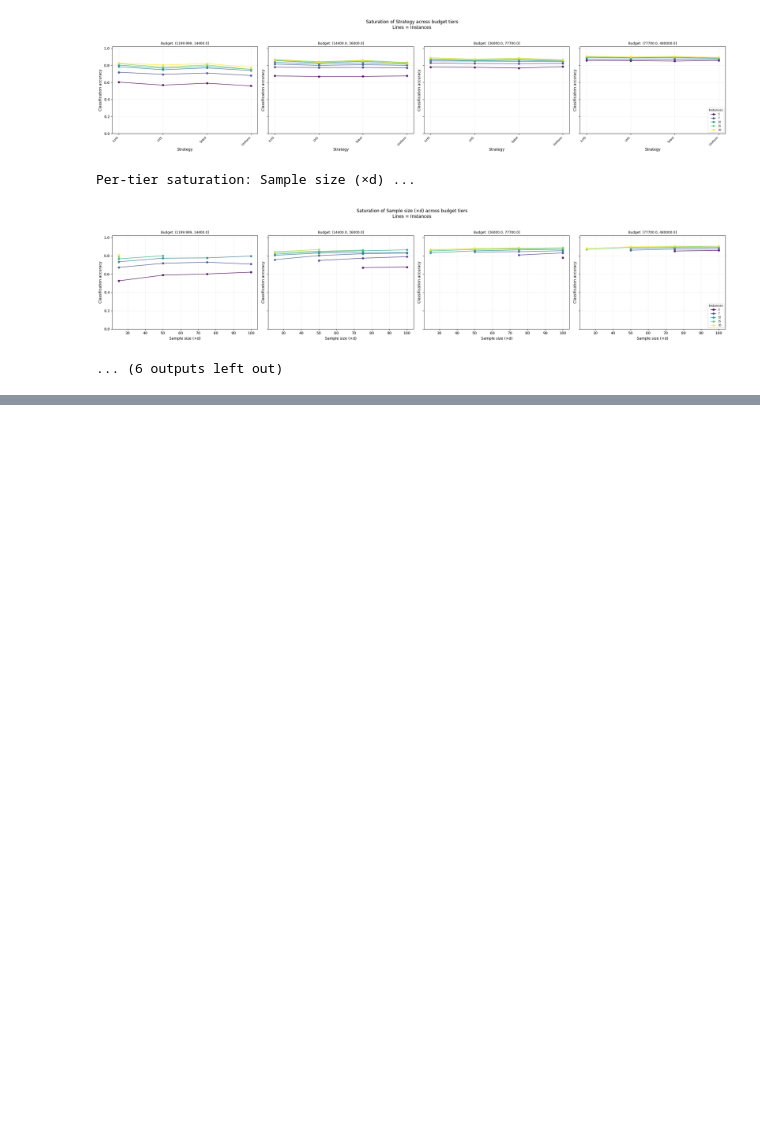
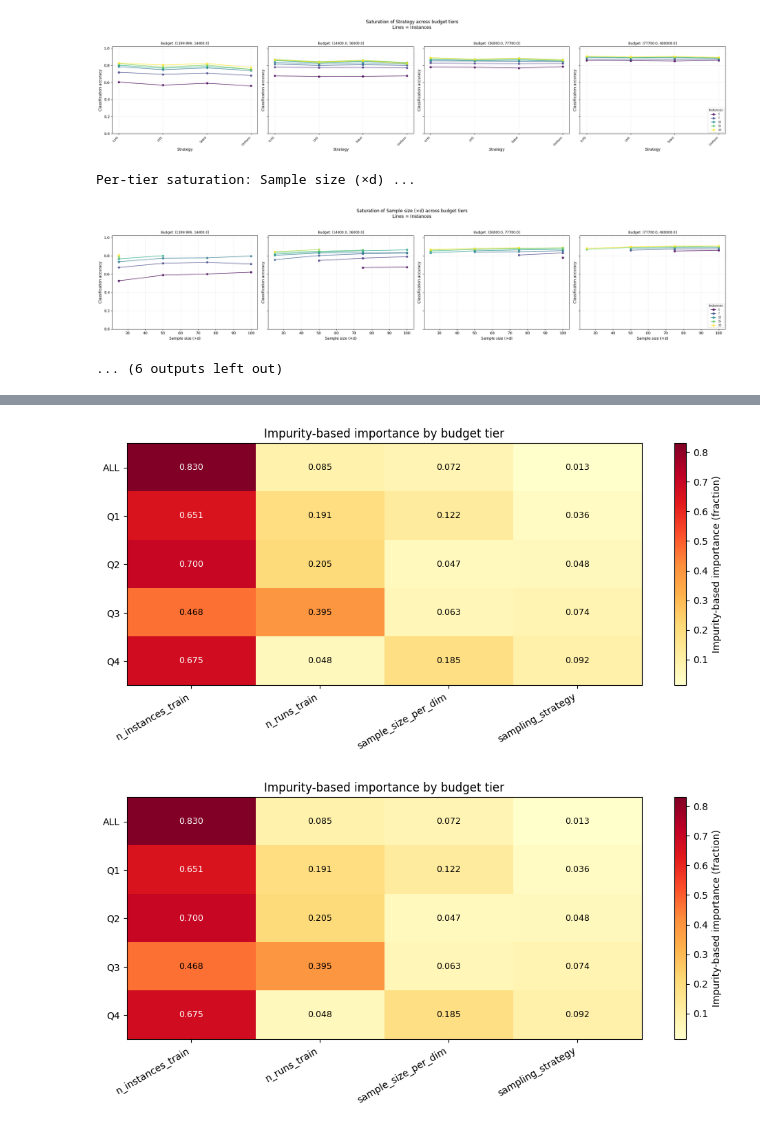
Before and after one commit to kaijenlee/MSc-Thesis-Problem-Embedding-Transfer-Learning, a Jupyter notebook: sampling_sensitivty/plots/classification/ela_table_subsample_dim2.ipynb, the cells around one changed output, grey strips where cells are left out. Drawn from its saved outputs; the diff is of its cells as text; code cells hidden in the pictures; blank space fills up the shorter version.

```diff
--- a/sampling_sensitivty/plots/classification/ela_table_subsample_dim2.ipynb
+++ b/sampling_sensitivty/plots/classification/ela_table_subsample_dim2.ipynb
@@ -154,0 +226,16 @@ Per-tier saturation: Sample size (×d) ...
+# %%
+from rq2_rf_impurity_importance import *
+df_d2 = fold_agg_df[fold_agg_df["dimension"] == 2][fold_agg_df["sampling_strategy"] != "cma_random"].copy()
+results_imp, summary_imp, metrics_df = run_stratified_impurity_importance(
+    df_d2,
+    hyperparams=["sampling_strategy", "sample_size_per_dim",
+                 "n_instances_train", "n_runs_train"],
+    target="acc_allruns_mean",
+    budget_col="n_feval_train",
+    n_budget_tiers=4,
+)
+# %%
+plot_importance_heatmap(summary_imp)
+# %% [output]
+[figure, added]
+[figure, added]
```
Also changed, not shown: parts of 15 cells of this notebook, 6 other files.
